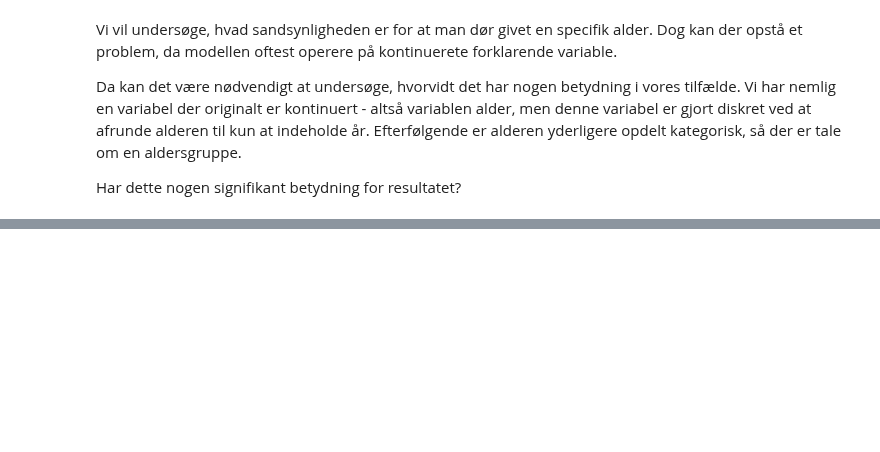
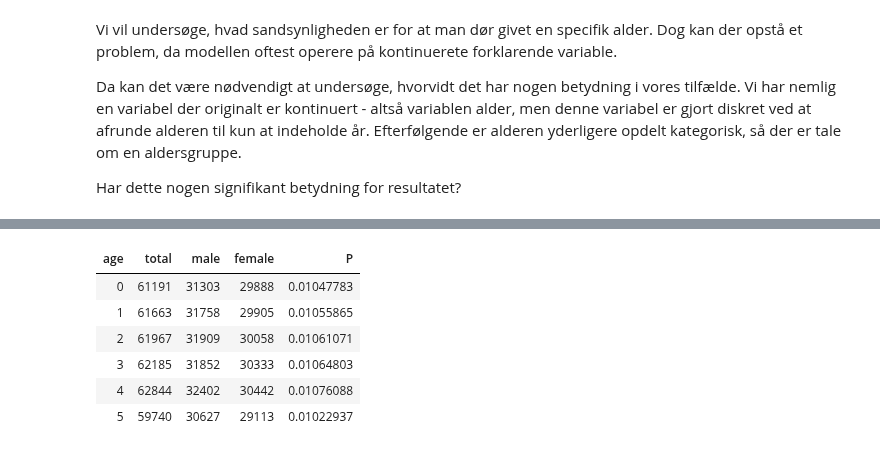
Before and after one commit to kent1325/P2-Covid_19-Mortality, a Jupyter notebook: Bootstrapping.ipynb, the cells around one changed output, grey strips where cells are left out. Cells and saved outputs as stored; diff of their text form; code cells hidden in the pictures; blank space fills up the shorter version.

```diff
--- a/Bootstrapping.ipynb
+++ b/Bootstrapping.ipynb
@@ -249,0 +164,12 @@ hist(trunc_sample_data)
+# %%
+DKpop <- read_excel("data/folketal.xlsx")
+DKpop %<>% mutate(P = total/sum(total))
+head(DKpop)
+# %% [output]
+| age | total | male | female | P |
+| 0 | 61191 | 31303 | 29888 | 0.01047783 |
+| 1 | 61663 | 31758 | 29905 | 0.01055865 |
+| 2 | 61967 | 31909 | 30058 | 0.01061071 |
+| 3 | 62185 | 31852 | 30333 | 0.01064803 |
+| 4 | 62844 | 32402 | 30442 | 0.01076088 |
+| 5 | 59740 | 30627 | 29113 | 0.01022937 |
```
Also changed, not shown: parts of 29 cells of this notebook.
